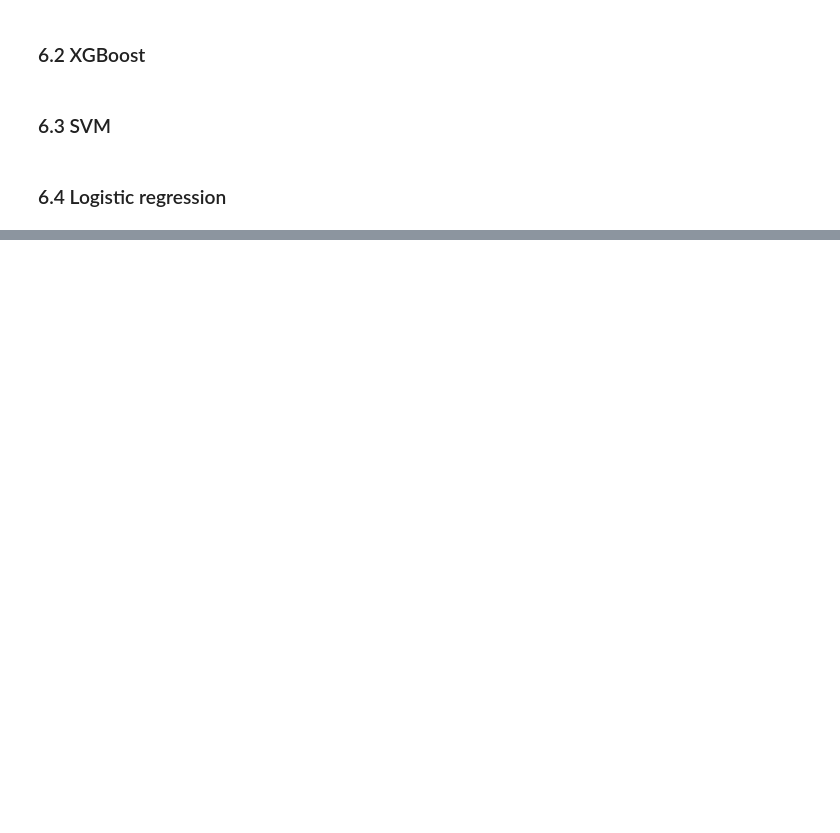
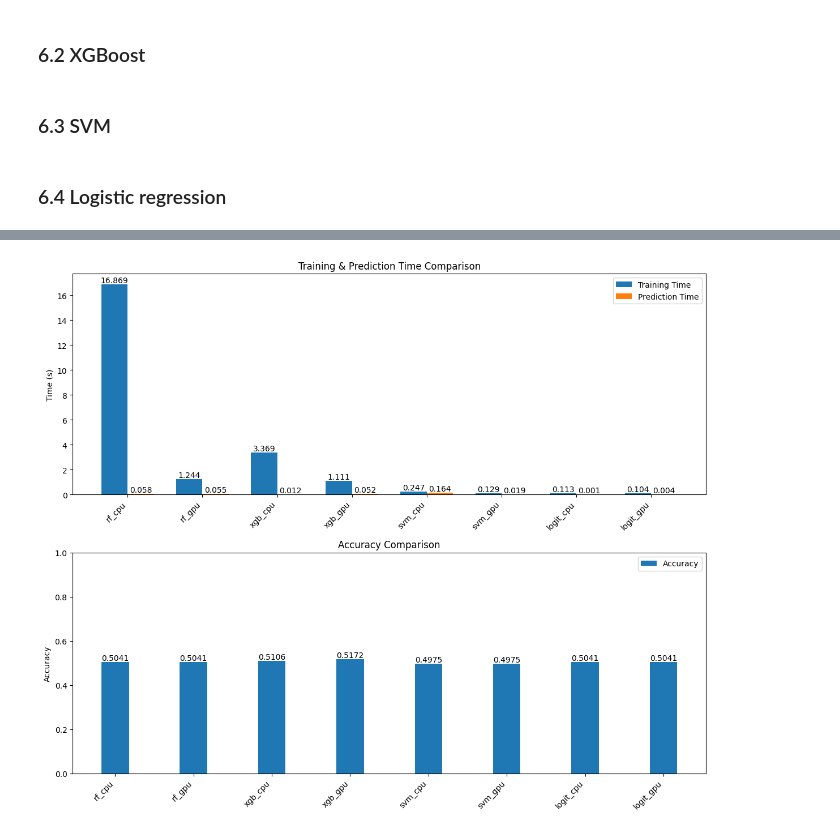
Before and after one commit to ClaireChii/AI-IN-FINANCE-PRACTICE-PROJECT, a Jupyter notebook: Practice - CPU and GPU models - Jiao Chi.ipynb, the cells around one changed output, grey strips where cells are left out. Cells and saved outputs as stored; diff of their text form; code cells hidden in the pictures; blank space fills up the shorter version.

```diff
--- a/Practice - CPU and GPU models - Jiao Chi.ipynb
+++ b/Practice - CPU and GPU models - Jiao Chi.ipynb
@@ -304,21 +308,23 @@ xgb_cpu = XGBClassifier(
     reg_alpha=0.1,         # L1 regularization
     reg_lambda=1,          # L2 regularization
 
+    tree_method='hist',
+    device='cpu',
     random_state=42,
     eval_metric='logloss'
 )
 
 # XGBoost GPU version
 xgb_gpu = XGBClassifier(
-    n_estimator=500,
+    n_estimators=500,
     max_depth=3,
     learning_rate=0.05,
     colsample_bytree=0.5,
     subsample=0.8,
     reg_alpha=0.1,
     reg_lambda=1,
-    tree_method='gpu_hist',       # Start GPU
-    predictor='gpu_predictor',
+    tree_method='hist',
+    device='cuda',    # Start GPU
     random_state=42,
     eval_metric='logloss'
 )
@@ -452,0 +494,11 @@ plt.tight_layout()
+# %%
+%%time
+# Run all models to collect results of time and accuracies.
+result = run_all_models(
+    model_dict,
+    x_train_cpu, train_scaled_cpu, y_train_cpu,
+    x_train_gpu, train_scaled_gpu, y_train_gpu,
+    x_test_cpu, test_scaled_cpu, y_test_cpu,
+    x_test_gpu, test_scaled_gpu, y_test_gpu
+    )
+display(result)
@@ -452,0 +525,41 @@ plt.tight_layout()
+# %%
+import matplotlib.pyplot as plt
+import numpy as np
+
+model_names = result['name']
+train_times  = result['train_time']
+pred_times   = result['pred_time']
+accuracies   = result['accuracy']
+
+width = 0.35
+x = np.arange(len(model_names))
+
+fig, (ax1, ax2) = plt.subplots(2, 1, figsize=(12, 10))
+
+# Subplot 1：Compare time with CPU and GPU
+bar1 = ax1.bar(x - width/2, train_times, width, label='Training Time')
+bar2 = ax1.bar(x + width/2, pred_times, width, label='Prediction Time')
+
+ax1.set_title('Training & Prediction Time Comparison')
+ax1.set_ylabel('Time (s)')
+ax1.set_xticks(x)
+ax1.set_xticklabels(model_names, rotation=45, ha='right')
+ax1.legend()
+ax1.bar_label(bar1, fmt='%.3f')
+ax1.bar_label(bar2, fmt='%.3f')
+
+# Subplot 2: Display accuracy across models
+bar3 = ax2.bar(x, accuracies, width, label='Accuracy')
+
+ax2.set_title('Accuracy Comparison')
+ax2.set_ylabel('Accuracy')
+ax2.set_xticks(x)
+ax2.set_xticklabels(model_names, rotation=45, ha='right')
+ax2.set_ylim(0, 1)
+ax2.legend()
+ax2.bar_label(bar3, fmt='%.4f')
+
+plt.tight_layout()
+plt.show()
+# %% [output]
+[figure, added]
```
Also changed, not shown: parts of 12 cells of this notebook.
